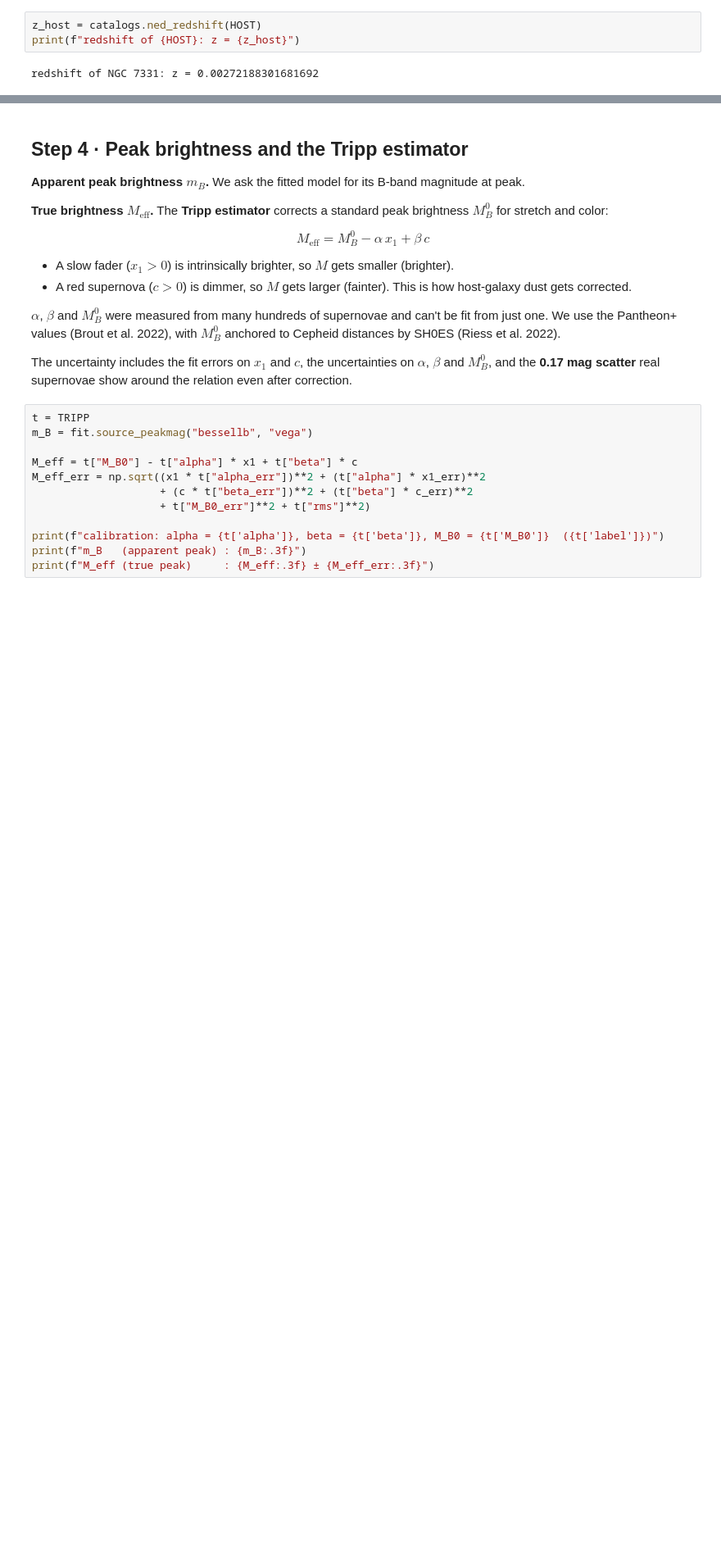
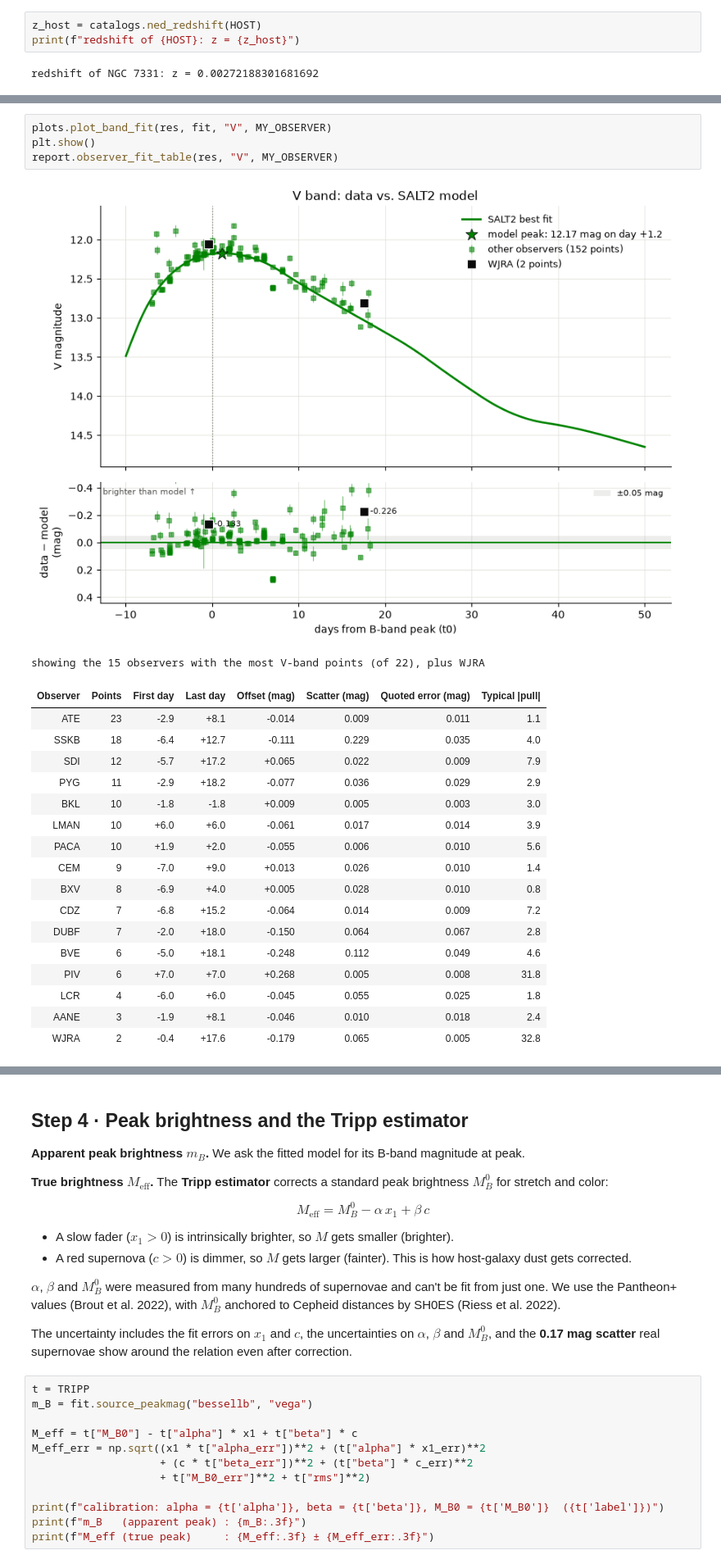
Before and after one commit to jeffrwatts/AstroNotebooks, a Jupyter notebook: sn1a_distance.ipynb, the cells around one changed output, grey strips where cells are left out. Shown at 82% size. Saved outputs shown, nothing was run; the diff lists cells and outputs as text; blank space fills up the shorter version.

```diff
--- a/sn1a_distance.ipynb
+++ b/sn1a_distance.ipynb
@@ -303,0 +345,24 @@ photometry aperture.
+# %%
+plots.plot_band_fit(res, fit, "V", MY_OBSERVER)
+plt.show()
+report.observer_fit_table(res, "V", MY_OBSERVER)
+# %% [output]
+[figure, added]
+showing the 15 observers with the most V-band points (of 22), plus WJRA
+| Observer | Points | First day | Last day | Offset (mag) | Scatter (mag) | Quoted error (mag) | Typical |pull| |
+| ATE | 23 | -2.9 | +8.1 | -0.014 | 0.009 | 0.011 | 1.1 |
+| SSKB | 18 | -6.4 | +12.7 | -0.111 | 0.229 | 0.035 | 4.0 |
+| SDI | 12 | -5.7 | +17.2 | +0.065 | 0.022 | 0.009 | 7.9 |
+| PYG | 11 | -2.9 | +18.2 | -0.077 | 0.036 | 0.029 | 2.9 |
+| BKL | 10 | -1.8 | -1.8 | +0.009 | 0.005 | 0.003 | 3.0 |
+| LMAN | 10 | +6.0 | +6.0 | -0.061 | 0.017 | 0.014 | 3.9 |
+| PACA | 10 | +1.9 | +2.0 | -0.055 | 0.006 | 0.010 | 5.6 |
+| CEM | 9 | -7.0 | +9.0 | +0.013 | 0.026 | 0.010 | 1.4 |
+| BXV | 8 | -6.9 | +4.0 | +0.005 | 0.028 | 0.010 | 0.8 |
+| CDZ | 7 | -6.8 | +15.2 | -0.064 | 0.014 | 0.009 | 7.2 |
+| DUBF | 7 | -2.0 | +18.0 | -0.150 | 0.064 | 0.067 | 2.8 |
+| BVE | 6 | -5.0 | +18.1 | -0.248 | 0.112 | 0.049 | 4.6 |
+| PIV | 6 | +7.0 | +7.0 | +0.268 | 0.005 | 0.008 | 31.8 |
+| LCR | 4 | -6.0 | +6.0 | -0.045 | 0.055 | 0.025 | 1.8 |
+| AANE | 3 | -1.9 | +8.1 | -0.046 | 0.010 | 0.018 | 2.4 |
+| WJRA | 2 | -0.4 | +17.6 | -0.179 | 0.065 | 0.005 | 32.8 |
```
Also changed, not shown: parts of 14 cells of this notebook, 3 other files.
